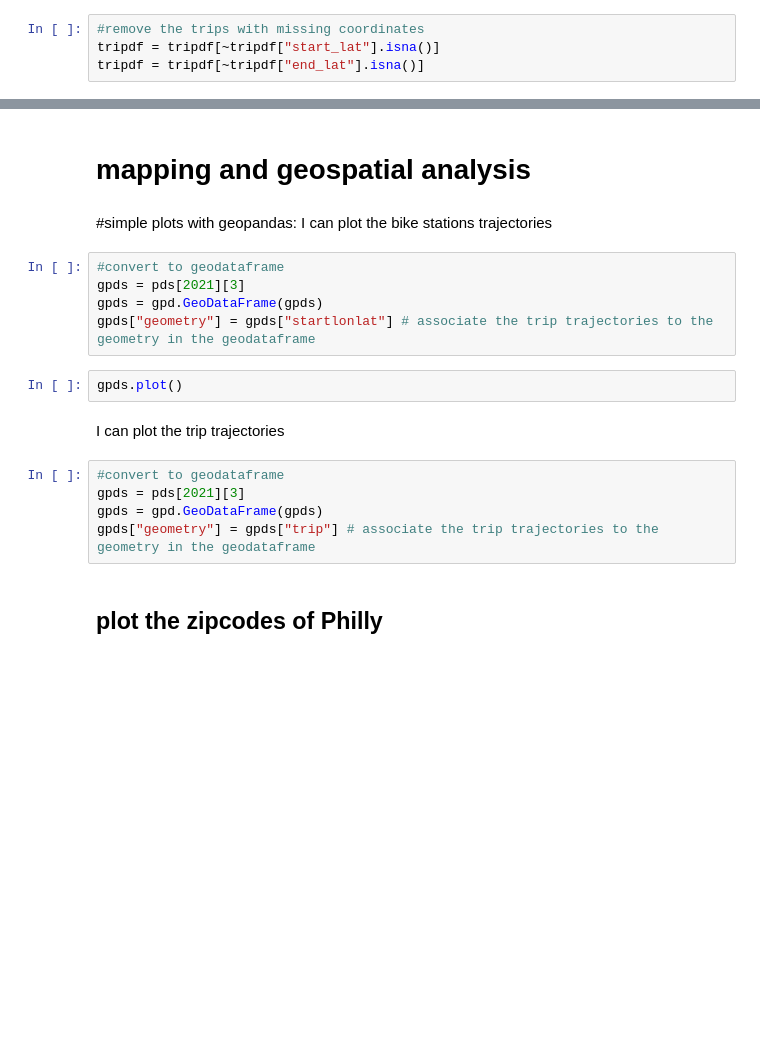
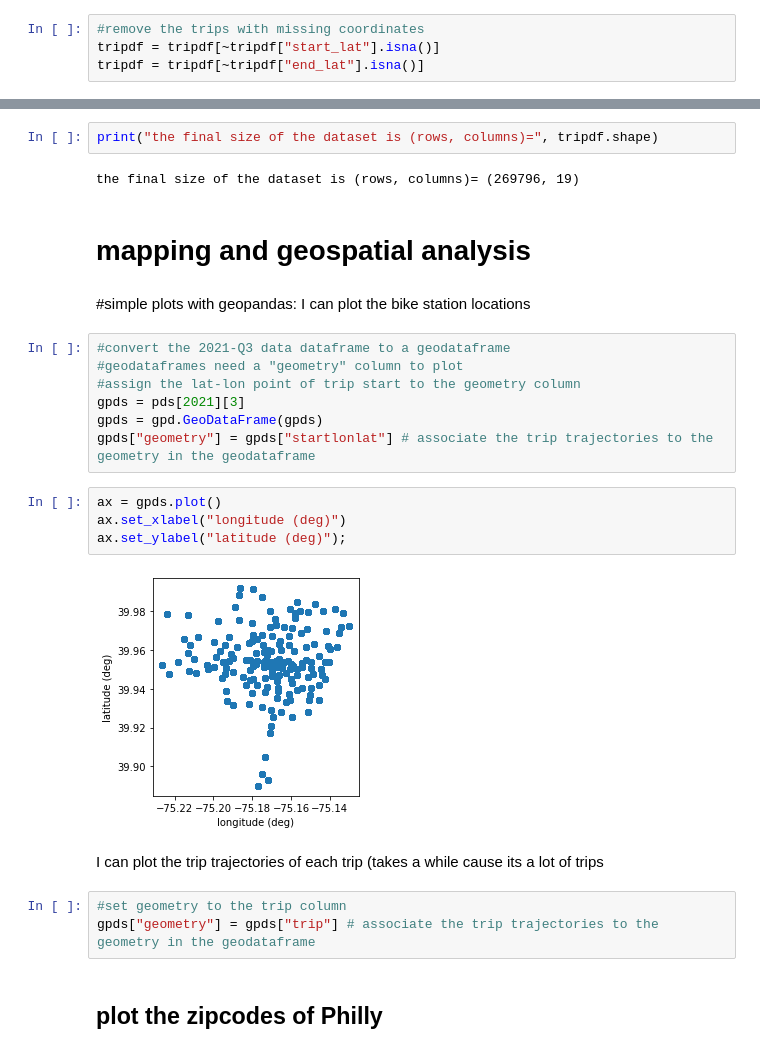
Before and after one commit to ReidelVichot/PUA2022_RVichot, a Jupyter notebook: classdemo/PhillyCitiBikes_partiallyFilledNotebook.ipynb, the cells around one changed output, grey strips where cells are left out. Drawn from its saved outputs; the diff is of its cells as text; blank space fills up the shorter version.

```diff
--- a/classdemo/PhillyCitiBikes_partiallyFilledNotebook.ipynb
+++ b/classdemo/PhillyCitiBikes_partiallyFilledNotebook.ipynb
@@ -164,21 +321,28 @@ tripdf.shape
+# %%
+print("the final size of the dataset is (rows, columns)=", tripdf.shape)
+# %% [output]
+the final size of the dataset is (rows, columns)= (269796, 19)
 # %% [markdown]
 # mapping and geospatial analysis
 # %% [markdown]
-#simple plots with geopandas: I can plot the bike stations
-trajectories
+#simple plots with geopandas: I can plot the bike station locations
 # %%
-#convert to geodataframe
+#convert the 2021-Q3 data dataframe to a geodataframe
+#geodataframes need a "geometry" column to plot
+#assign the lat-lon point of trip start to the geometry column
 gpds = pds[2021][3]
 gpds = gpd.GeoDataFrame(gpds)
 gpds["geometry"] = gpds["startlonlat"] # associate the trip trajectories to the geometry in the geodataframe
-# %%
-gpds.plot()
+# %%
+ax = gpds.plot()
+ax.set_xlabel("longitude (deg)")
+ax.set_ylabel("latitude (deg)");
+# %% [output]
+[figure, added]
 # %% [markdown]
-I can plot the trip trajectories
+I can plot the trip trajectories of each trip (takes a while cause its a lot of trips
 # %%
-#convert to geodataframe
-gpds = pds[2021][3]
-gpds = gpd.GeoDataFrame(gpds)
+#set geometry to the trip column
 gpds["geometry"] = gpds["trip"] # associate the trip trajectories to the geometry in the geodataframe
 # %% [markdown]
 ## plot the zipcodes of Philly
```
Also changed, not shown: parts of 55 cells of this notebook.
